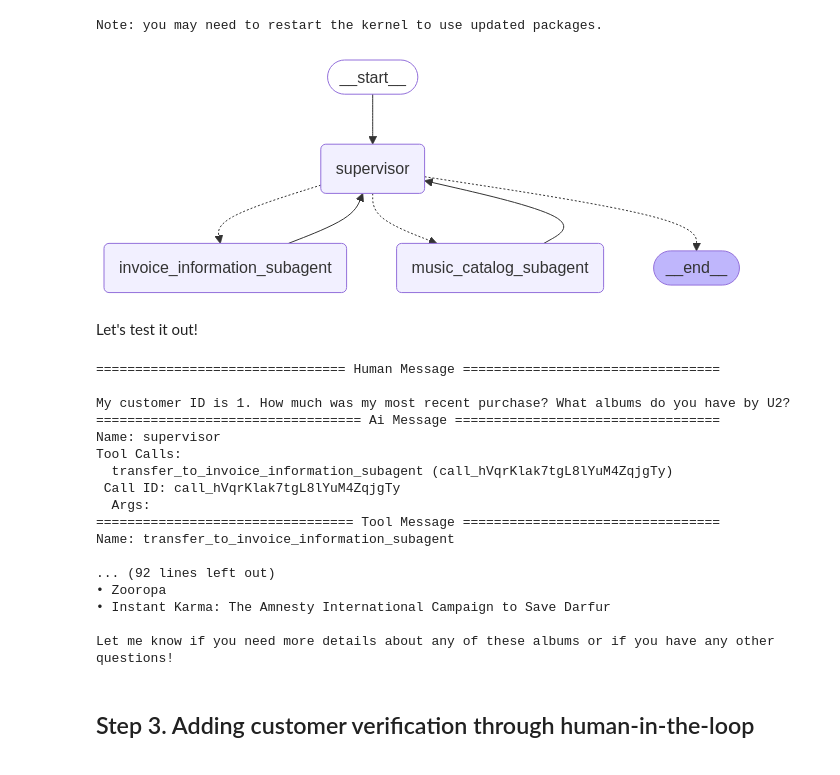
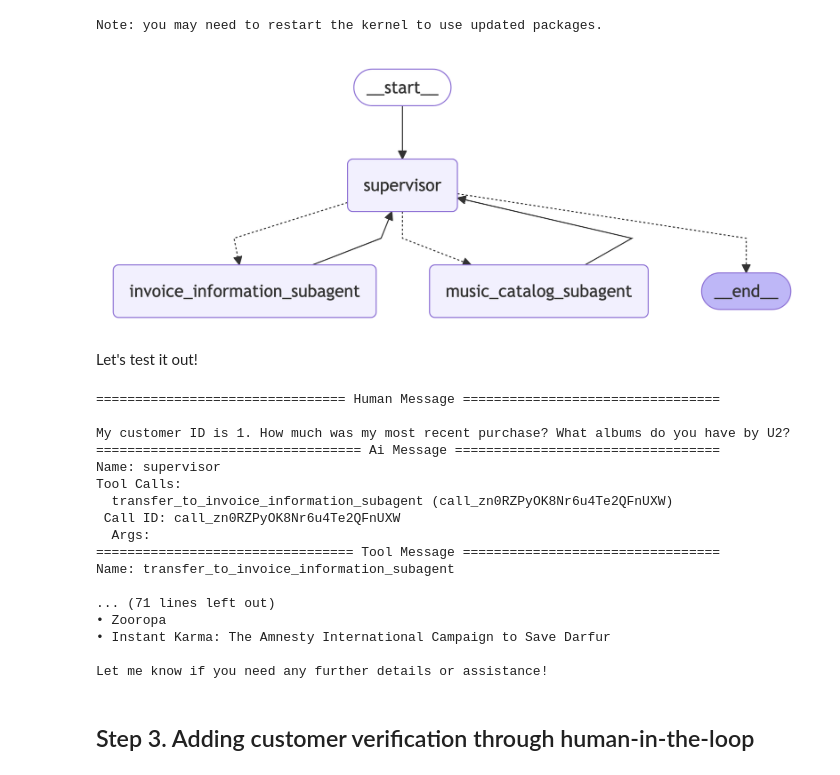
Before and after one commit to catherine-langchain/LangGraph-Multi-Agent-101, a Jupyter notebook: multi-agent-101.ipynb, the cells around one changed output. Drawn from its saved outputs; the diff is of its cells as text; code cells hidden in the pictures.

```diff
--- a/multi-agent-101.ipynb
+++ b/multi-agent-101.ipynb
@@ -510,23 +518,23 @@ from langgraph_supervisor import create_supervisor
 # Create supervisor workflow
 supervisor_prebuilt_workflow = create_supervisor(
     agents=[invoice_information_subagent, music_catalog_subagent],
-    output_mode="full_history", # alternative is last_message
+    output_mode="last_message", # alternative is full_history
     model=model,
     prompt=(supervisor_prompt),
     state_schema=State
 )
 
 supervisor_prebuilt = supervisor_prebuilt_workflow.compile(name="music_catalog_subagent", checkpointer=checkpointer, store=in_memory_store)
-
-# Visualize the graph
-display(Image(supervisor_prebuilt.get_graph().draw_mermaid_png()))
-# %% [output]
-[figure, removed]
+# %%
+# Visualize the graph
+display(Image(supervisor_prebuilt.get_graph().draw_mermaid_png(draw_method=MermaidDrawMethod.PYPPETEER)))
+# %% [output]
+[figure, added]
 # %% [markdown]
 Let's test it out!
 # %%
 question = "My customer ID is 1. How much was my most recent purchase? What albums do you have by U2?"
-thread_2 = {"configurable": {"thread_id": "5"}}
+thread_2 = {"configurable": {"thread_id": "3"}}
 
 result = supervisor_prebuilt.invoke({"messages": [HumanMessage(content=question)]}, config = thread_2)
 for message in result["messages"]:
@@ -538,17 +546,17 @@ My customer ID is 1. How much was my most recent purchase? What albums do you ha
 ================================== Ai Message ==================================
 Name: supervisor
 Tool Calls:
-  transfer_to_invoice_information_subagent (call_hVqrKlak7tgL8lYuM4ZqjgTy)
- Call ID: call_hVqrKlak7tgL8lYuM4ZqjgTy
+  transfer_to_invoice_information_subagent (call_zn0RZPyOK8Nr6u4Te2QFnUXW)
+ Call ID: call_zn0RZPyOK8Nr6u4Te2QFnUXW
   Args:
 ================================= Tool Message =================================
 Name: transfer_to_invoice_information_subagent
 
-... (92 lines left out)
+... (71 lines left out)
 • Zooropa
 • Instant Karma: The Amnesty International Campaign to Save Darfur
 
-Let me know if you need more details about any of these albums or if you have any other questions!
+Let me know if you need any further details or assistance!
 # %% [markdown]
 ## Step 3. Adding customer verification through human-in-the-loop
 # %% [markdown]
```
Also changed, not shown: parts of 15 cells of this notebook, 1 other file.
